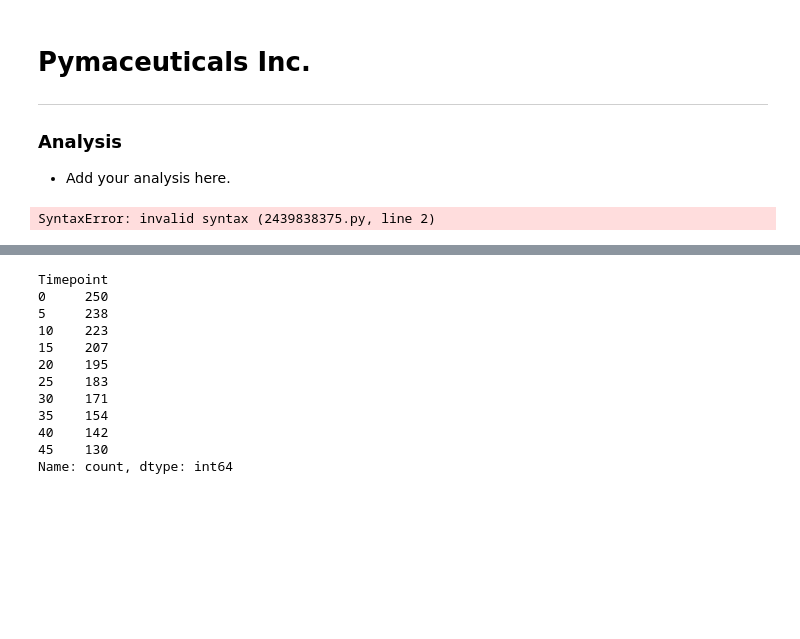
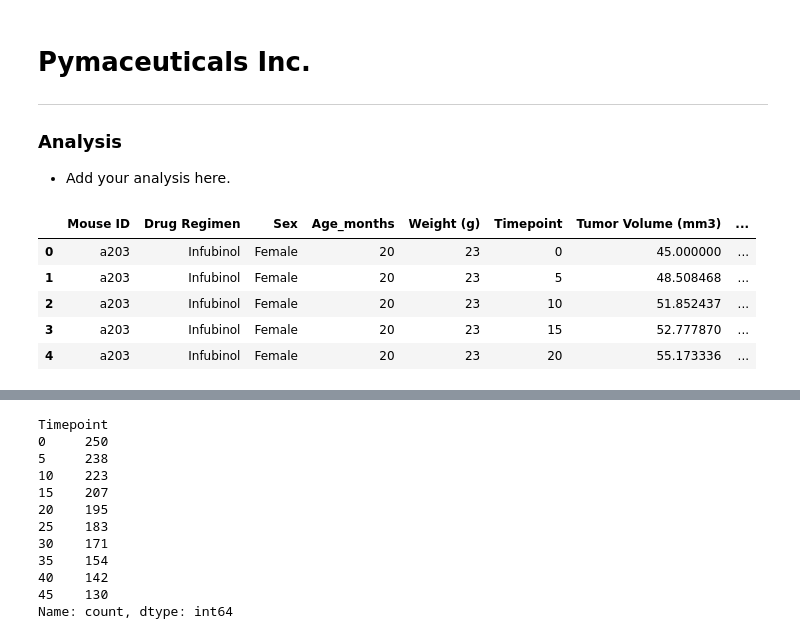
Before and after one commit to Yenorii/module-5-challenge, a Jupyter notebook: Pymaceuticals/pymaceuticals_starter.ipynb, the cells around one changed output, grey strips where cells are left out. Saved outputs shown, nothing was run; the diff lists cells and outputs as text; code cells hidden in the pictures; blank space fills up the shorter version.

```diff
--- a/Pymaceuticals/pymaceuticals_starter.ipynb
+++ b/Pymaceuticals/pymaceuticals_starter.ipynb
@@ -20,7 +20,14 @@ study_results_path = "data/Study_results.csv"
 mouse_metadata = pd.read_csv(mouse_metadata_path)
 study_results = pd.read_csv(study_results_path)
 # %%
-# Combine the data into a single DataFrame
-pd.merge(mouse_metadata, study_results,left=, right=, right_on=None, left_index=True, right_index=True, sort=False, suffixes=('_x', '_y'), copy=None, indicator=False, validate=None)
+# Combine the data from the two csv files into a single DataFrame
+study_data_complete = pd.merge(mouse_metadata, study_results, on="Mouse ID", left_index=False, right_index=False, sort="Mouse ID", suffixes=('_x', '_y'), copy=None, indicator=False, validate=None)
+# Display the data table for preview
+study_data_complete.head()
 # %% [output]
-SyntaxError: invalid syntax (2439838375.py, line 2)
+|  | Mouse ID | Drug Regimen | Sex | Age_months | Weight (g) | Timepoint | Tumor Volume (mm3) | ... |
+| 0 | a203 | Infubinol | Female | 20 | 23 | 0 | 45.000000 | ... |
+| 1 | a203 | Infubinol | Female | 20 | 23 | 5 | 48.508468 | ... |
+| 2 | a203 | Infubinol | Female | 20 | 23 | 10 | 51.852437 | ... |
+| 3 | a203 | Infubinol | Female | 20 | 23 | 15 | 52.777870 | ... |
+| 4 | a203 | Infubinol | Female | 20 | 23 | 20 | 55.173336 | ... |
```
Also changed, not shown: parts of 4 cells of this notebook.
